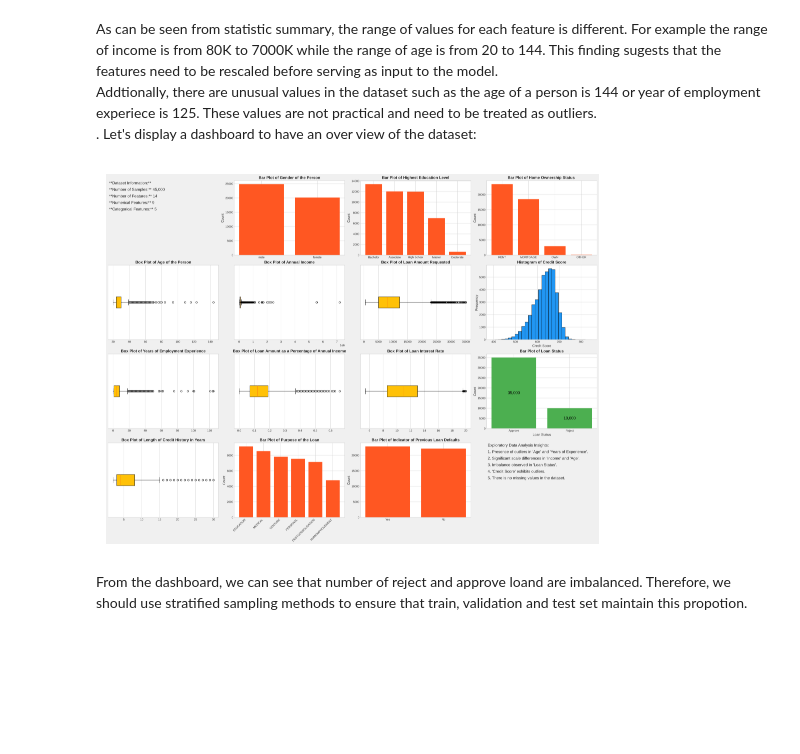
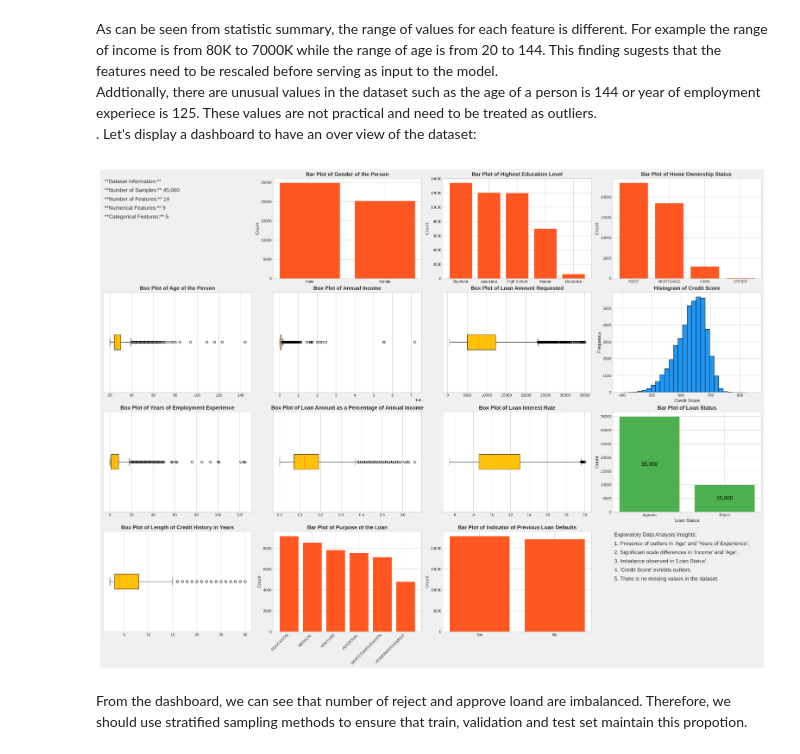
Before and after one commit to ant-analytics/loan-status, a Jupyter notebook: notebooks/report.ipynb, the cells around one changed output. Drawn from its saved outputs; the diff is of its cells as text; code cells hidden in the pictures; blank space fills up the shorter version.

```diff
--- a/notebooks/report.ipynb
+++ b/notebooks/report.ipynb
@@ -88,13 +88,15 @@ Let's display a dashboard to have an over view of the dataset:
 # %%
 import matplotlib.image as mpimg
 img = mpimg.imread('plots/eda_dashboard.png')
 
 # display image
-plt.imshow(img)
-plt.axis('off') # hide axis
+fig, ax = plt.subplots(figsize=(30, 15))  # make the image wider
+ax.imshow(img)
+ax.axis('off')  # hide axis
+
 plt.show()
 # %% [output]
-[figure, old version]
+[figure, new version]
 # %% [markdown]
 From the dashboard, we can see that number of reject and approve loand are imbalanced. Therefore, we should use stratified sampling methods to ensure that train, validation and test set maintain this propotion. <br>
 # %% [markdown]
```
